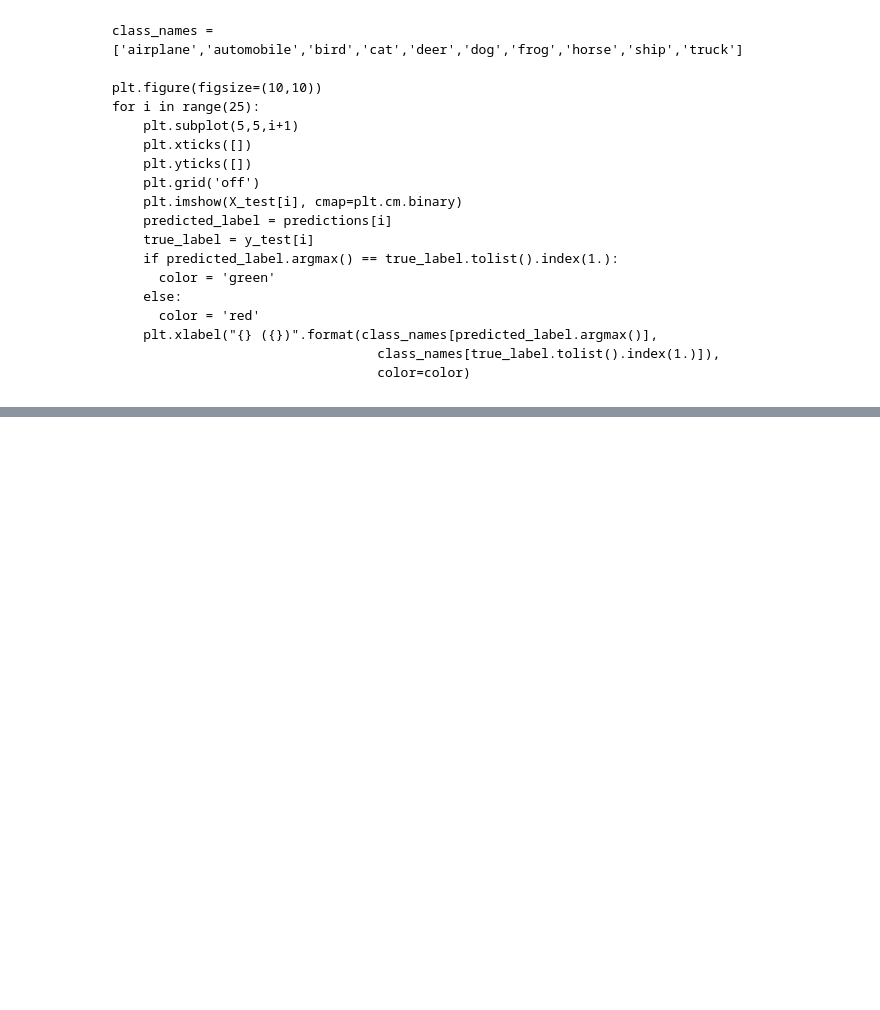
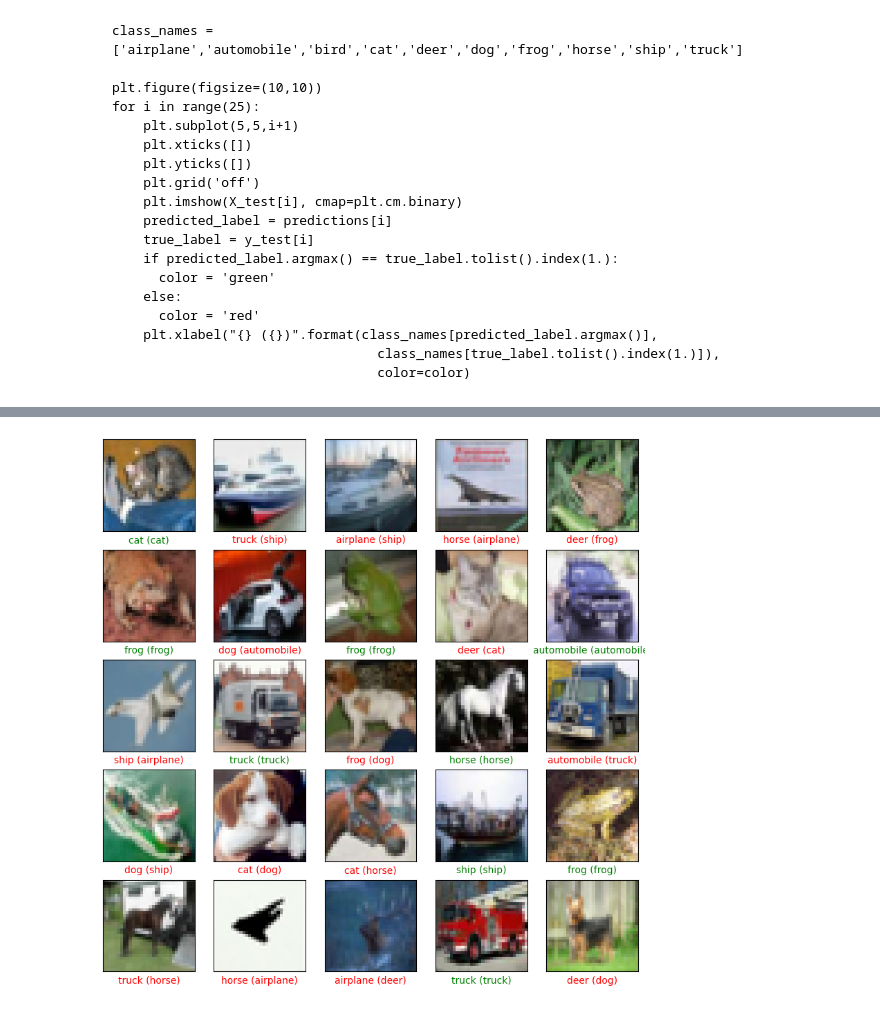
Before and after one commit to MariaSanSal/PIA05, a Jupyter notebook: PIA05_Guia_Tarea.ipynb, the cells around one changed output, grey strips where cells are left out. Saved outputs shown, nothing was run; the diff lists cells and outputs as text; code cells hidden in the pictures; blank space fills up the shorter version.

```diff
--- a/PIA05_Guia_Tarea.ipynb
+++ b/PIA05_Guia_Tarea.ipynb
@@ -214,0 +213,22 @@ for i in range(25):
+# %%
+predictions = model.predict(X_test)
+
+class_names = ['airplane','automobile','bird','cat','deer','dog','frog','horse','ship','truck']
+
+plt.figure(figsize=(10,10))
+for i in range(25):
+    plt.subplot(5,5,i+1)
+    plt.xticks([])
+    plt.yticks([])
+    plt.grid('off')
+    plt.imshow(X_test[i], cmap=plt.cm.binary)
+    predicted_label = predictions[i]
+    true_label = y_test[i]
+    if predicted_label.argmax() == true_label.tolist().index(1.):
+      color = 'green'
+    else:
+      color = 'red'
+    plt.xlabel("{} ({})".format(class_names[predicted_label.argmax()],
+                                  class_names[true_label.tolist().index(1.)]),
+                                  color=color)
+# %% [output]
@@ -214,0 +236 @@ for i in range(25):
+[figure, added]
```
Also changed, not shown: parts of 2 cells of this notebook.
